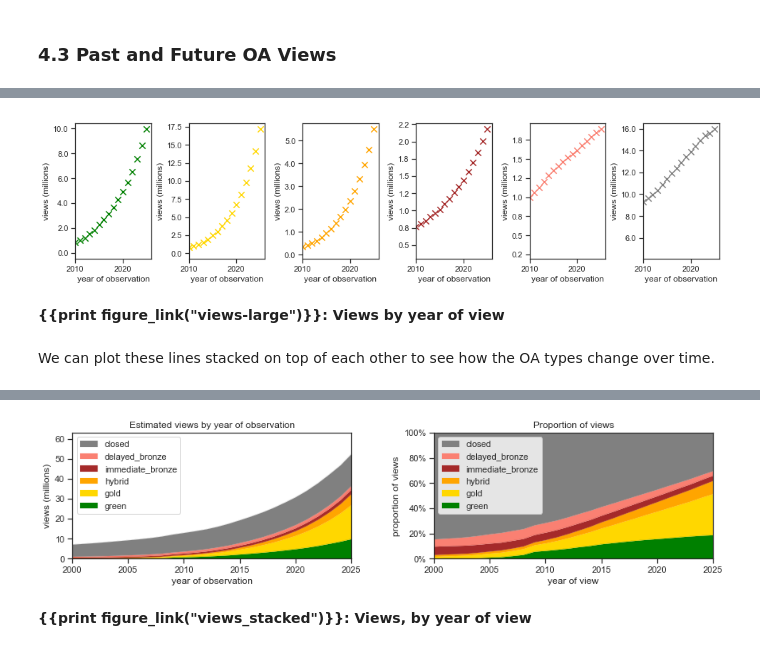
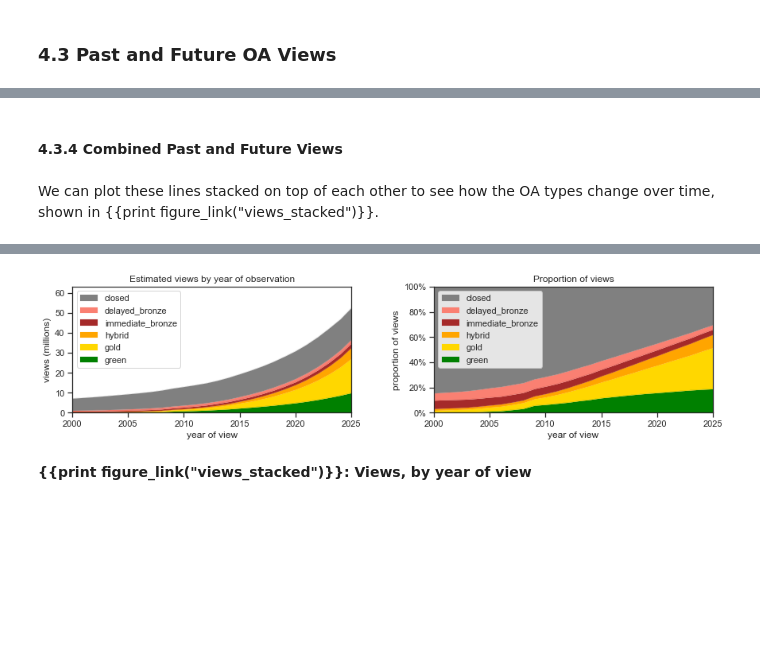
Before and after one commit to ourresearch/future-oa, a Jupyter notebook: manuscript.ipynb, the cells around one changed output, grey strips where cells are left out. Drawn from its saved outputs; the diff is of its cells as text; code cells hidden in the pictures; blank space fills up the shorter version.

```diff
--- a/manuscript.ipynb
+++ b/manuscript.ipynb
@@ -2091,20 +2145,8 @@ register_new_figure("views-large");
-# %%
-fig, axes = plt.subplots(1, len(graph_type_order), figsize=(13, 3), sharex=True, sharey=False)
-axes_flatten = axes.flatten()
-plt.tight_layout(pad=0, w_pad=2, h_pad=1)
-plt.subplots_adjust(hspace=1)
-prediction_of_views = pd.DataFrame()
-for i, graph_type in enumerate(graph_type_order):
-    predicted_views_this_graph = predicted_views_total.loc[predicted_views_total.graph_type==graph_type]
-    new_data = graph_views(graph_type, data=predicted_views_this_graph, ax=axes_flatten[i])
-    new_data["graph_type"] = graph_type
-    prediction_of_views = prediction_of_views.append(new_data)
-# %% [output]
-[figure, removed]
-# %% [markdown]
-**{{print figure_link("views-large")}}: Views by year of view**
+# %% [markdown]
+<a id="section-4-3-4"></a>
+#### 4.3.4 Combined Past and Future Views
 # %% [markdown]
-We can plot these lines stacked on top of each other to see how the OA types change over time.
+We can plot these lines stacked on top of each other to see how the OA types change over time, shown in {{print figure_link("views_stacked")}}.
 # %%
 register_new_figure("views_stacked");
 # %% [output]
@@ -2120,35 +2162,35 @@ views_all_data_pivot = predicted_views_total.pivot_table(
 views_all_data_pivot.columns = views_all_data_pivot.columns.levels[0]
 views_all_data_pivot
 # all_data_pivot[oa_status_order].plot.area(stacked=True, color=oa_status_colors)
 
 fig, (ax1, ax2) = plt.subplots(1, 2, figsize=(12, 3), sharex=True, sharey=False)
 plt.tight_layout(pad=0, w_pad=2, h_pad=1)
 plt.subplots_adjust(hspace=1)
 
 views_all_data_pivot_graph = views_all_data_pivot.copy()
 views_all_data_pivot_graph = views_all_data_pivot_graph.loc[views_all_data_pivot_graph.index > 1960]
 my_plot = views_all_data_pivot_graph[graph_type_order].plot.area(stacked=True,  linewidth=.1, color=graph_type_colors, ax=ax1)
 ax1.yaxis.set_major_formatter(mpl.ticker.FuncFormatter(lambda y, pos: '{0:,.0f}'.format(y/(1000*1000.0))))
-ax1.set_xlabel('year of observation')
+ax1.set_xlabel('year of view')
 ax1.set_ylabel('views (millions)')
 ax1.set_xlim(2000, 2025)
 ax1.set_ylim(0, 1.2*max(views_all_data_pivot_graph.sum(1)))
 ax1.set_title("Estimated views by year of observation");
 handles, labels = my_plot.get_legend_handles_labels(); my_plot.legend(reversed(handles[0:6]), reversed(labels[0:6]), loc='upper left');  # reverse to keep order consistent
 
 views_df_diff_proportional = views_all_data_pivot_graph.div(views_all_data_pivot_graph.sum(1), axis=0)
 my_plot = views_df_diff_proportional[graph_type_order].plot.area(stacked=True,  linewidth=.1, color=graph_type_colors, ax=ax2)
 my_plot.yaxis.set_major_formatter(mpl.ticker.PercentFormatter(xmax=1))
 ax2.set_xlabel('year of view')
 ax2.set_ylabel('proportion of views')
 ax2.set_title("Proportion of views");
 ax2.set_xlim(2000, 2025)
 ax2.set_ylim(0, 1)
 handles, labels = my_plot.get_legend_handles_labels(); my_plot.legend(reversed(handles[0:6]), reversed(labels[0:6]), loc='upper left');  # reverse to keep order consistent
 
 plt.tight_layout(pad=.5, w_pad=4, h_pad=2.0)
 # %% [output]
-[figure, old version]
+[figure, new version]
 # %% [markdown]
 **{{print figure_link("views_stacked")}}: Views, by year of view**
 # %% [markdown]
```
Also changed, not shown: parts of 158 cells of this notebook, 1 other file.
